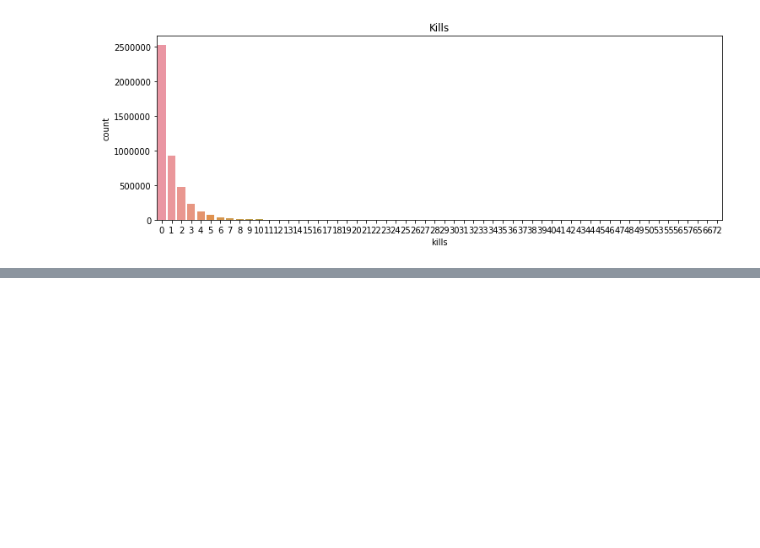
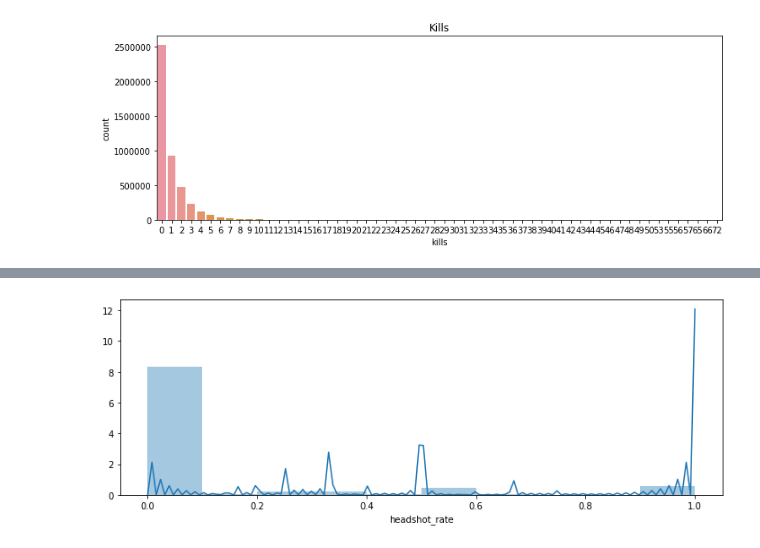
Before and after one commit to Sen-Ma/PUBG-Kaggle, a Jupyter notebook: PUBG_Data_Exploration.ipynb, the cells around one changed output, grey strips where cells are left out. Cells and saved outputs as stored; diff of their text form; code cells hidden in the pictures; blank space fills up the shorter version.

```diff
--- a/PUBG_Data_Exploration.ipynb
+++ b/PUBG_Data_Exploration.ipynb
@@ -213,0 +231,8 @@ plt.show()
+# %%
+train.drop(train[train['kills']>30].index, inplace=True)
+# %%
+plt.figure(figsize = (12,4))
+sns.distplot(train['headshot_rate'], bins=10)
+plt.show()
+# %% [output]
+[figure, added]
```
Also changed, not shown: parts of 51 cells of this notebook.
